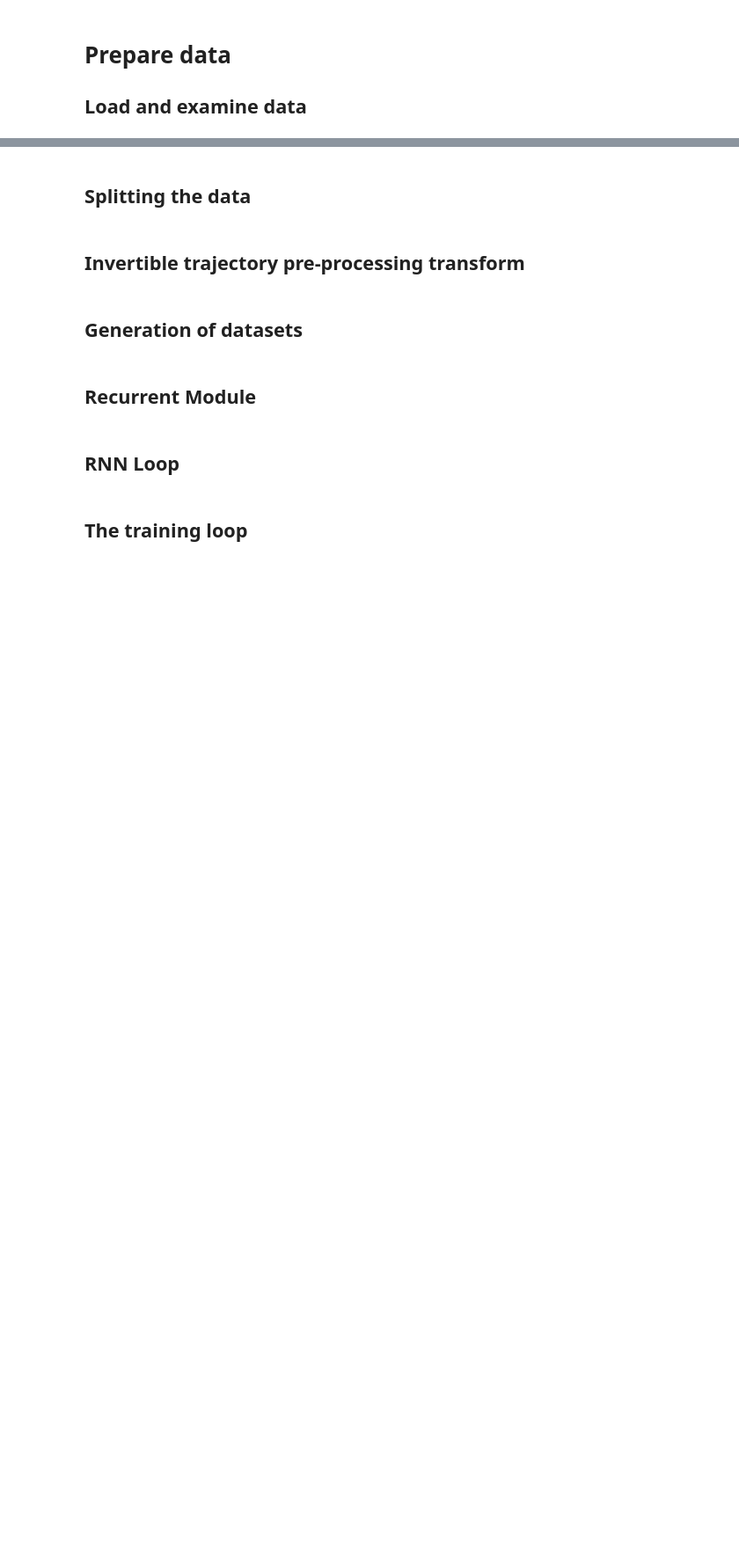
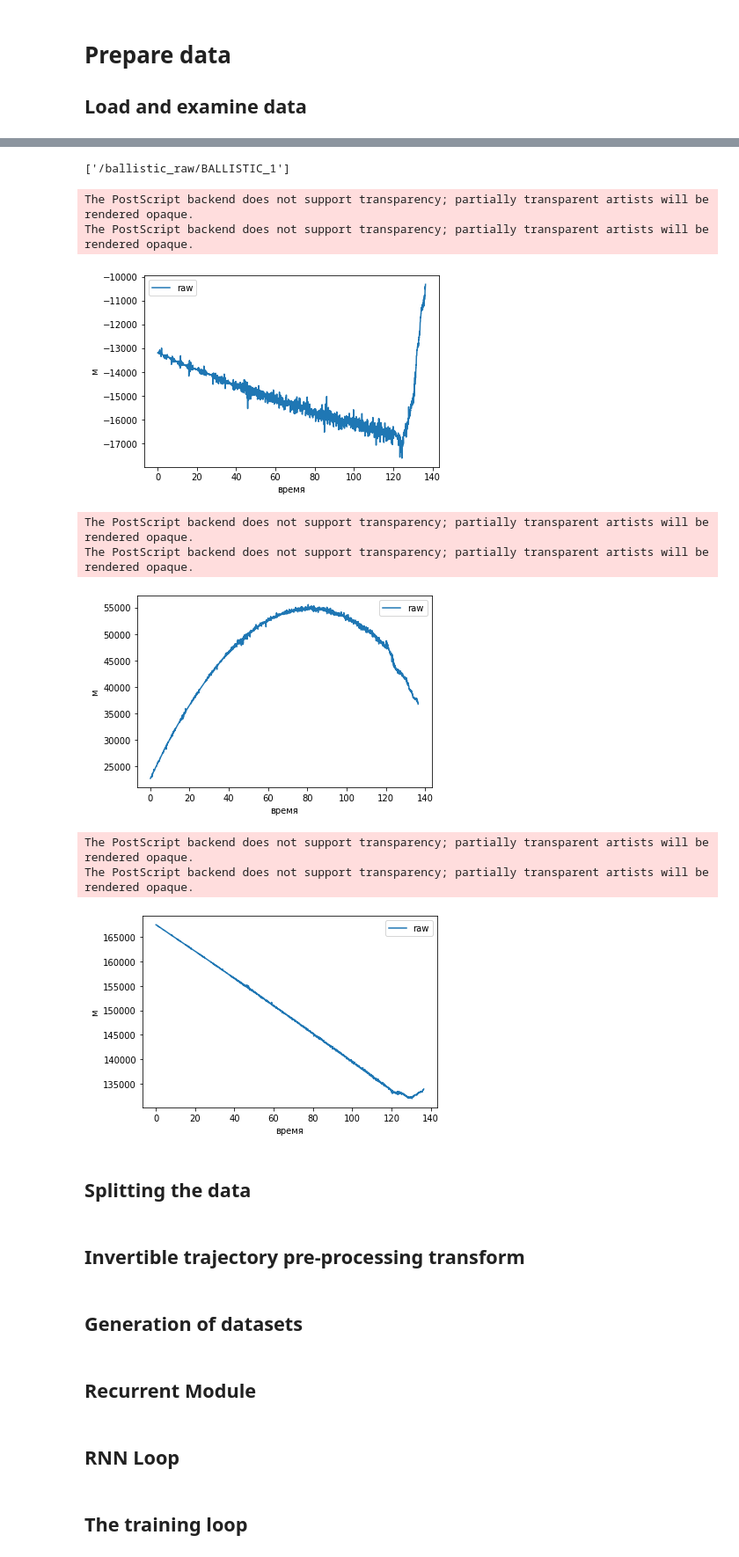
Before and after one commit to dart9905/-oursework, a Jupyter notebook: KalmanNN/KalmanNN.ipynb, the cells around one changed output, grey strips where cells are left out. Shown at 88% size. Drawn from its saved outputs; the diff is of its cells as text; code cells hidden in the pictures; blank space fills up the shorter version.

```diff
--- a/KalmanNN/KalmanNN.ipynb
+++ b/KalmanNN/KalmanNN.ipynb
@@ -57,0 +94,3 @@ def read_trajectories(path_to_file, look: bool = False):
+# %%
+# reading
+name_file_test1 = '/content/drive/MyDrive/Документы/NN/unpack122_2.csv'
@@ -57,0 +101,9 @@ def read_trajectories(path_to_file, look: bool = False):
+# %%
+# reading
+name_file_test2 = '/content/unpack122_2.h5'
+try:
+    #WHAT_csv(name_file_test1)
+    translation_AL_csv_to_h5(name_file_test1, name_file_test2, '/ballistic_raw/BALLISTIC_')
+    dset = read_trajectories(name_file_test2)
+except FileNotFoundError:
+    assert "NO file!!!"
@@ -58,3 +127,31 @@ def read_trajectories(path_to_file, look: bool = False):
+# %%
+dset.keys()
+# %% [output]
+['/ballistic_raw/BALLISTIC_1']
+# %%
+def open_csv_print(dset,X, name_print_save = 'filename.eps'):
+  fig, ax = plt.subplots()
+  plt.ylabel('м')
+  plt.xlabel('время')
+  v = dset['/ballistic_raw/BALLISTIC_1']
+  plt.plot(v.t, v[X], label='raw')
+  plt.legend()
+  fig.savefig(name_print_save, format='eps')
+  plt.show()
+# %%
+open_csv_print(dset, 'msX')
+open_csv_print(dset, 'msY')
+open_csv_print(dset, 'msZ')
+# %% [output]
+The PostScript backend does not support transparency; partially transparent artists will be rendered opaque.
+The PostScript backend does not support transparency; partially transparent artists will be rendered opaque.
+[figure, added]
+The PostScript backend does not support transparency; partially transparent artists will be rendered opaque.
+The PostScript backend does not support transparency; partially transparent artists will be rendered opaque.
+[figure, added]
+The PostScript backend does not support transparency; partially transparent artists will be rendered opaque.
+The PostScript backend does not support transparency; partially transparent artists will be rendered opaque.
+[figure, added]
 # %% [markdown]
 ## Splitting the data
 # %%
```
Also changed, not shown: parts of 6 cells of this notebook, 3 other files.
